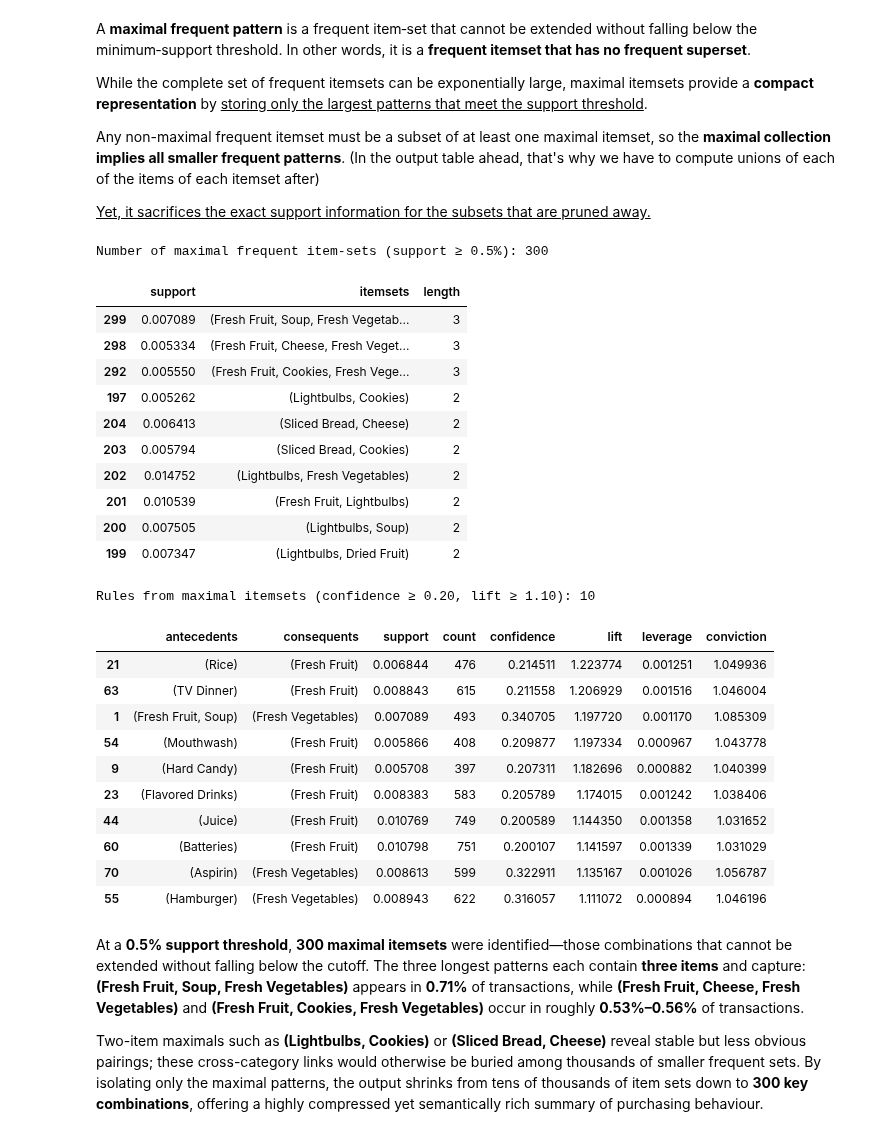
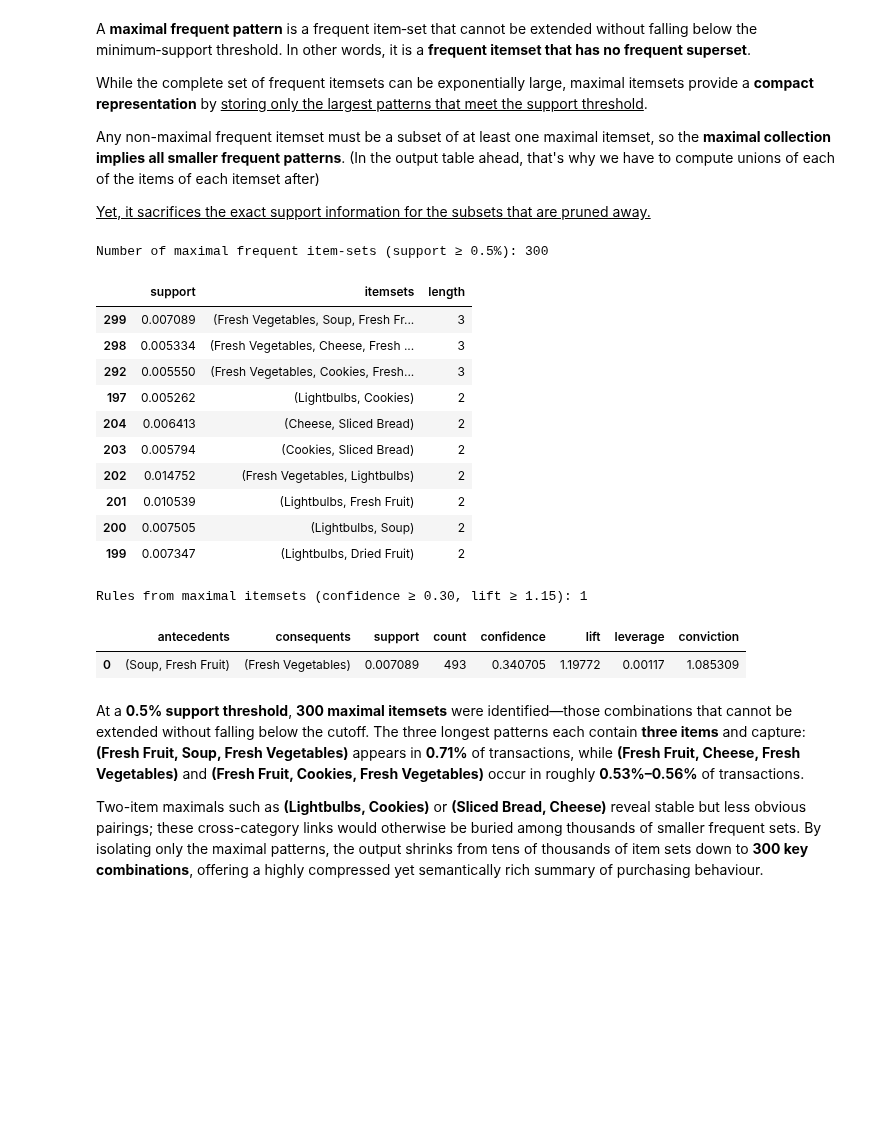
Before and after one commit to ijustsnapped/DataMine_PI, a Jupyter notebook: PD_202425_Project1/PD_202425_Project.ipynb, the cells around one changed output. Saved outputs shown, nothing was run; the diff lists cells and outputs as text; code cells hidden in the pictures; blank space fills up the shorter version.

```diff
--- a/PD_202425_Project1/PD_202425_Project.ipynb
+++ b/PD_202425_Project1/PD_202425_Project.ipynb
@@ -1705,8 +1855,8 @@ display(max_itemsets.sort_values("length", ascending=False).head(10))
 
 
 # Generate rules using the full frequent‑itemset table
-min_conf = 0.20
-min_lift = 1.10
+min_conf = 0.30
+min_lift = 1.15
 
 # mine all frequent itemsets at the same support
 freq_items = fpgrowth(binary_foodmart, min_support=S_min, use_colnames=True)
@@ -1721,51 +1871,42 @@ all_rules["union"] = all_rules.apply(
     lambda row: row["antecedents"] | row["consequents"],
     axis=1
 )
 
 # keep rules whose union is contained in any maximal pattern
 def is_in_maximal(union_set):
     return any(union_set.issubset(m) for m in max_itemsets["itemsets"])
 
 rules_max = all_rules[all_rules["union"].apply(is_in_maximal)].copy()
 
 # filter on lift and add absolute counts
 rules_max = rules_max[rules_max["lift"] >= min_lift]
 rules_max["count"] = (rules_max["support"] * len(binary_foodmart)).astype(int)
 rules_max = rules_max.sort_values(["lift", "confidence"], ascending=False)
 
 print(f"\nRules from maximal itemsets (confidence ≥ {min_conf:.2f}, "
       f"lift ≥ {min_lift:.2f}): {len(rules_max)}")
 display(rules_max[[
     "antecedents", "consequents",
     "support",     "count",
     "confidence",  "lift",
     "leverage",    "conviction"
 ]].head(10))
 # %% [output]
 Number of maximal frequent item‑sets (support ≥ 0.5%): 300
 |  | support | itemsets | length |
-| 299 | 0.007089 | (Fresh Fruit, Soup, Fresh Vegetab... | 3 |
-| 298 | 0.005334 | (Fresh Fruit, Cheese, Fresh Veget... | 3 |
-| 292 | 0.005550 | (Fresh Fruit, Cookies, Fresh Vege... | 3 |
+| 299 | 0.007089 | (Fresh Vegetables, Soup, Fresh Fr... | 3 |
+| 298 | 0.005334 | (Fresh Vegetables, Cheese, Fresh ... | 3 |
+| 292 | 0.005550 | (Fresh Vegetables, Cookies, Fresh... | 3 |
 | 197 | 0.005262 | (Lightbulbs, Cookies) | 2 |
-| 204 | 0.006413 | (Sliced Bread, Cheese) | 2 |
-| 203 | 0.005794 | (Sliced Bread, Cookies) | 2 |
-| 202 | 0.014752 | (Lightbulbs, Fresh Vegetables) | 2 |
-| 201 | 0.010539 | (Fresh Fruit, Lightbulbs) | 2 |
+| 204 | 0.006413 | (Cheese, Sliced Bread) | 2 |
+| 203 | 0.005794 | (Cookies, Sliced Bread) | 2 |
+| 202 | 0.014752 | (Fresh Vegetables, Lightbulbs) | 2 |
+| 201 | 0.010539 | (Lightbulbs, Fresh Fruit) | 2 |
 | 200 | 0.007505 | (Lightbulbs, Soup) | 2 |
 | 199 | 0.007347 | (Lightbulbs, Dried Fruit) | 2 |
-Rules from maximal itemsets (confidence ≥ 0.20, lift ≥ 1.10): 10
+Rules from maximal itemsets (confidence ≥ 0.30, lift ≥ 1.15): 1
 |  | antecedents | consequents | support | count | confidence | lift | leverage | conviction |
-| 21 | (Rice) | (Fresh Fruit) | 0.006844 | 476 | 0.214511 | 1.223774 | 0.001251 | 1.049936 |
-| 63 | (TV Dinner) | (Fresh Fruit) | 0.008843 | 615 | 0.211558 | 1.206929 | 0.001516 | 1.046004 |
-| 1 | (Fresh Fruit, Soup) | (Fresh Vegetables) | 0.007089 | 493 | 0.340705 | 1.197720 | 0.001170 | 1.085309 |
-| 54 | (Mouthwash) | (Fresh Fruit) | 0.005866 | 408 | 0.209877 | 1.197334 | 0.000967 | 1.043778 |
-| 9 | (Hard Candy) | (Fresh Fruit) | 0.005708 | 397 | 0.207311 | 1.182696 | 0.000882 | 1.040399 |
-| 23 | (Flavored Drinks) | (Fresh Fruit) | 0.008383 | 583 | 0.205789 | 1.174015 | 0.001242 | 1.038406 |
-| 44 | (Juice) | (Fresh Fruit) | 0.010769 | 749 | 0.200589 | 1.144350 | 0.001358 | 1.031652 |
-| 60 | (Batteries) | (Fresh Fruit) | 0.010798 | 751 | 0.200107 | 1.141597 | 0.001339 | 1.031029 |
-| 70 | (Aspirin) | (Fresh Vegetables) | 0.008613 | 599 | 0.322911 | 1.135167 | 0.001026 | 1.056787 |
-| 55 | (Hamburger) | (Fresh Vegetables) | 0.008943 | 622 | 0.316057 | 1.111072 | 0.000894 | 1.046196 |
+| 0 | (Soup, Fresh Fruit) | (Fresh Vegetables) | 0.007089 | 493 | 0.340705 | 1.19772 | 0.00117 | 1.085309 |
 # %% [markdown]
 At a **0.5% support threshold**, **300 maximal itemsets** were identified—those combinations that cannot be extended without falling below the cutoff.  The three longest patterns each contain **three items** and capture: **(Fresh Fruit, Soup, Fresh Vegetables)** appears in **0.71%** of transactions, while **(Fresh Fruit, Cheese, Fresh Vegetables)** and **(Fresh Fruit, Cookies, Fresh Vegetables)** occur in roughly **0.53%–0.56%** of transactions.
 
```
Also changed, not shown: parts of 50 cells of this notebook, 1 other file.
